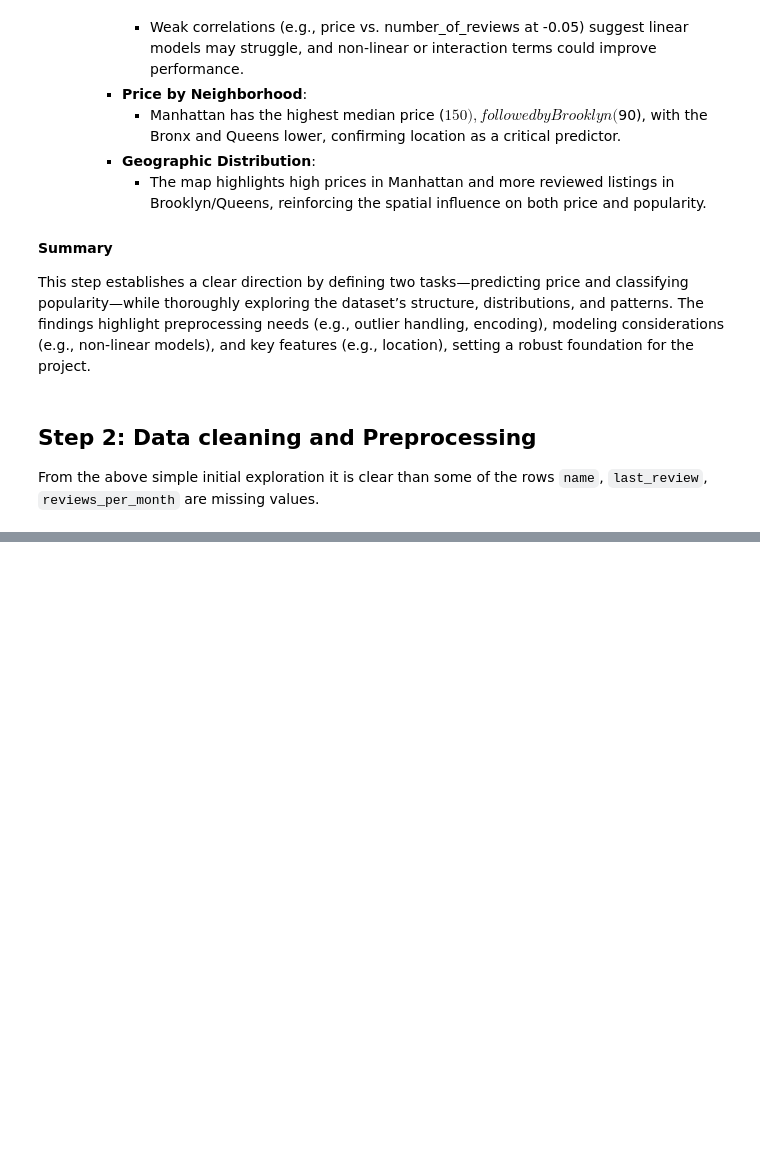
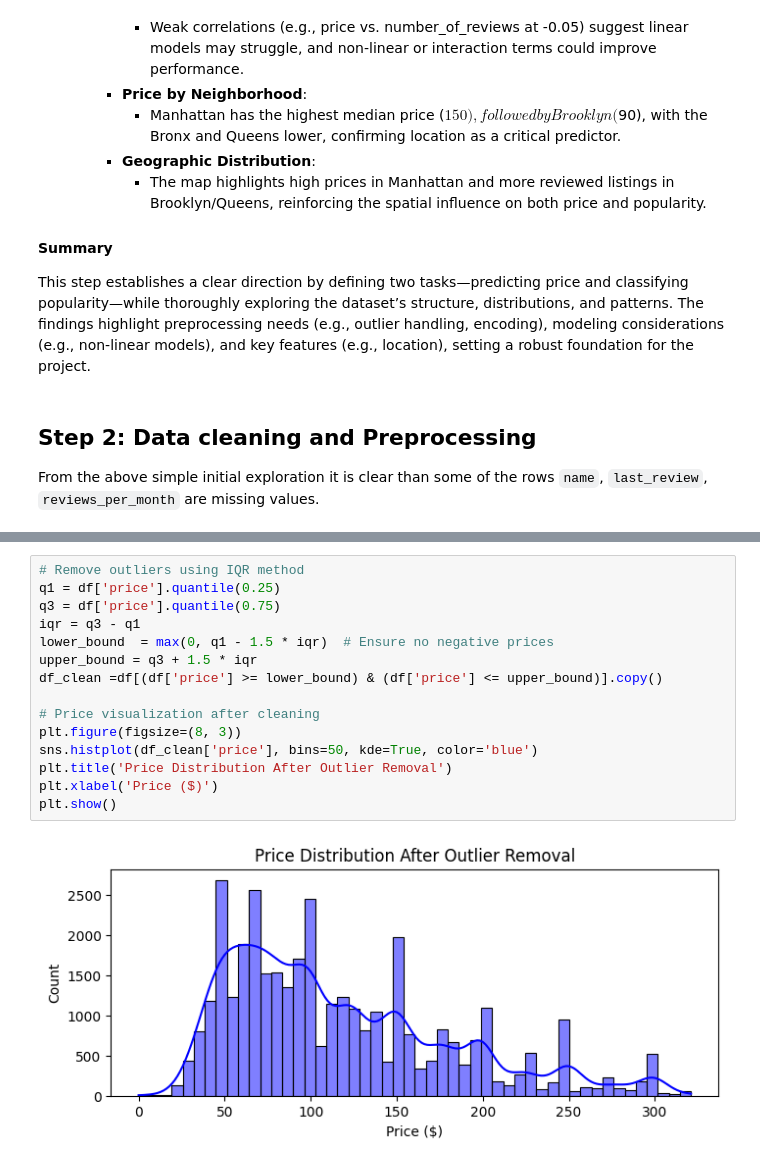
Before and after one commit to Nischal2015/data-viz, a Jupyter notebook: notebooks/notebook.ipynb, the cells around one changed output, grey strips where cells are left out. Drawn from its saved outputs; the diff is of its cells as text; blank space fills up the shorter version.

```diff
--- a/notebooks/notebook.ipynb
+++ b/notebooks/notebook.ipynb
@@ -327,0 +318,17 @@ df
+# %%
+# Remove outliers using IQR method
+q1 = df['price'].quantile(0.25)
+q3 = df['price'].quantile(0.75)
+iqr = q3 - q1
+lower_bound  = max(0, q1 - 1.5 * iqr)  # Ensure no negative prices
+upper_bound = q3 + 1.5 * iqr
+df_clean =df[(df['price'] >= lower_bound) & (df['price'] <= upper_bound)].copy()
+
+# Price visualization after cleaning
+plt.figure(figsize=(8, 3))
+sns.histplot(df_clean['price'], bins=50, kde=True, color='blue')
+plt.title('Price Distribution After Outlier Removal')
+plt.xlabel('Price ($)')
+plt.show()
+# %% [output]
+[figure, added]
```
Also changed, not shown: parts of 16 cells of this notebook.
